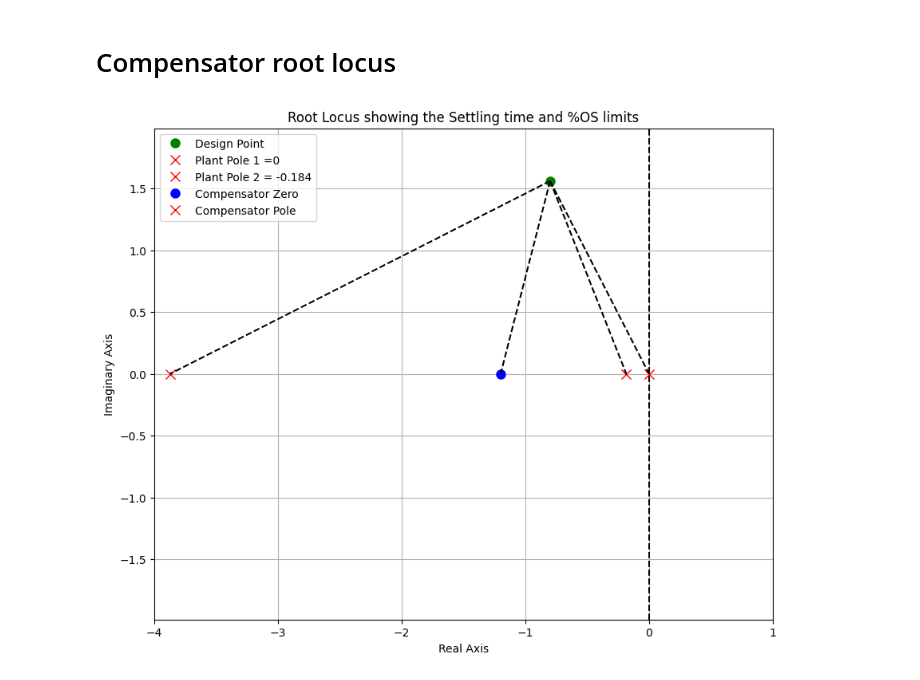
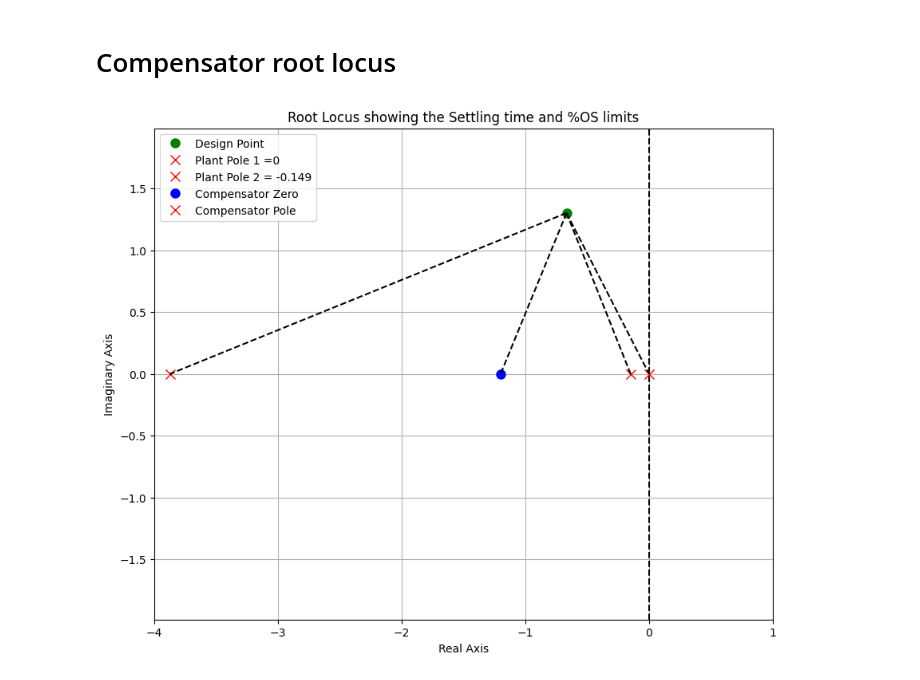
Before and after one commit to zwivhuyandou23/EEE3094S, a Jupyter notebook: labs/LAB 3/Lab_3_Data_analysis.ipynb, the cells around one changed output. Drawn from its saved outputs; the diff is of its cells as text; code cells hidden in the pictures.

```diff
--- a/labs/LAB 3/Lab_3_Data_analysis.ipynb
+++ b/labs/LAB 3/Lab_3_Data_analysis.ipynb
@@ -75,9 +75,9 @@ import matplotlib.pyplot as plt
 import numpy as np
 
 # Define the values
-design_point = -0.8 + 1.561j  # Design Point
+design_point = -0.667 + 1.302j  # Design Point
 plant_pole1 = 0  # Plant Pole 1
-plant_pole2 =- 1 / 5.44  # Plant Pole 2
+plant_pole2 =- 1 / 6.7  # Plant Pole 2
 comp_zero = -1.2  # Compensator Zero
 comp_pole = -3.873  # Compensator Pole
 
@@ -101,7 +101,7 @@ plt.plot(np.real(design_point), np.imag(design_point), 'go', markersize=8, label
 
 # Plot the poles and zero (distinguish zeros with circles)
 plt.plot(plant_pole1, 0, 'rx', markersize=8, label='Plant Pole 1 =0 ')
-plt.plot(plant_pole2, 0, 'rx', markersize=8, label='Plant Pole 2 = -0.184')
+plt.plot(plant_pole2, 0, 'rx', markersize=8, label='Plant Pole 2 = -0.149')
 plt.plot(comp_zero, 0, 'bo', markersize=8, label='Compensator Zero')  # Use circle for zero
 plt.plot(comp_pole, 0, 'rx', markersize=8, label='Compensator Pole')
 #plt.plot(settling_time_pole, 0, 'rx', markersize=8, label='Settling Time Pole')
@@ -120,31 +120,31 @@ def calculate_angle(point):
 
 angles = {
     'Plant Pole 1': calculate_angle(plant_pole1),
     'Plant Pole 2': calculate_angle(plant_pole2),
     'Comp Zero': calculate_angle(comp_zero),
     'Comp Pole': calculate_angle(comp_pole),
     #'Settling Time Pole': calculate_angle(settling_time_pole),
 }
 
 # Annotate the angles on the plot
 for label, angle in angles.items():
     point = {
         'Plant Pole 1': plant_pole1,
         'Plant Pole 2': plant_pole2,
         'Comp Zero': comp_zero,
         'Comp Pole': comp_pole,
       #  'Settling Time Pole': settling_time_pole,
     }[label]
 
 
 # Add a vertical line at the origin
 plt.axvline(x=0, color='k', linestyle='--')
 
 # Set the title
 plt.title('Root Locus showing the Settling time and %OS limits')
 
 # Show the plot
 plt.legend()
 plt.show()
 # %% [output]
-[figure, old version]
+[figure, new version]
```
Also changed, not shown: parts of 1 cell of this notebook.
